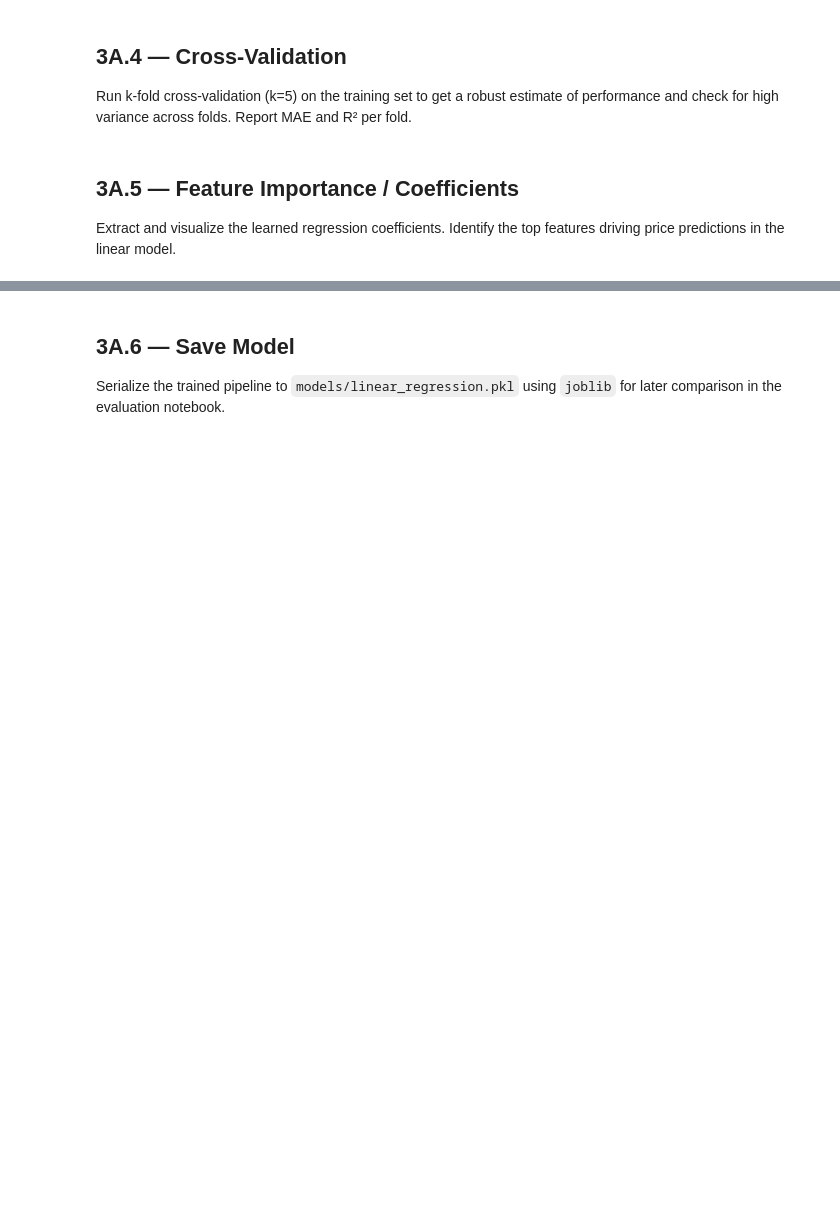
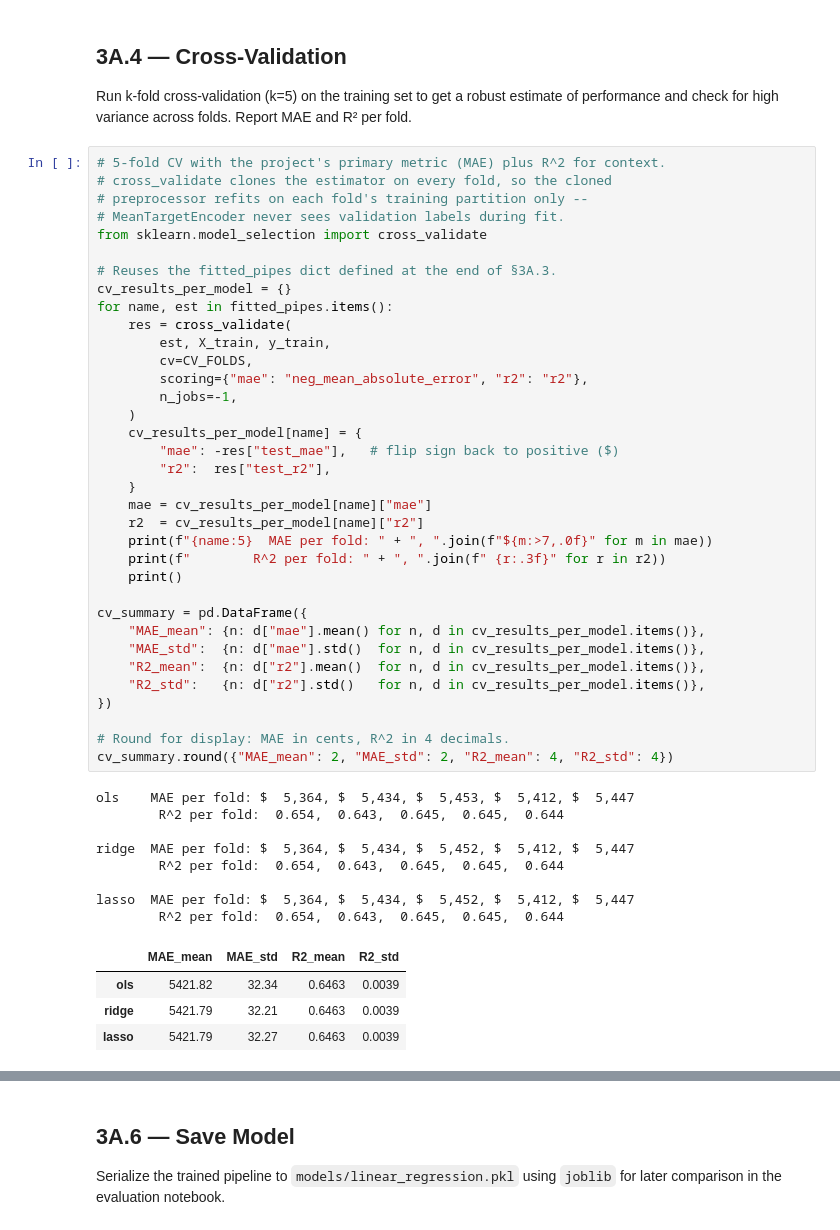
Before and after one commit to AcarBasaran/Predictive-Modeling-of-US-Used-Vehicle-Prices, a Jupyter notebook: notebooks/03a_baseline_linear_regression.ipynb, the cells around one changed output, grey strips where cells are left out. Drawn from its saved outputs; the diff is of its cells as text; blank space fills up the shorter version.

```diff
--- a/notebooks/03a_baseline_linear_regression.ipynb
+++ b/notebooks/03a_baseline_linear_regression.ipynb
@@ -114,7 +156,51 @@ print(f"  best CV neg-MAE: {models['lasso'].best_score_:.2f}")
 ## 3A.4 — Cross-Validation
 
 Run k-fold cross-validation (k=5) on the training set to get a robust estimate of performance and check for high variance across folds. Report MAE and R² per fold.
-# %% [markdown]
-## 3A.5 — Feature Importance / Coefficients
-
-Extract and visualize the learned regression coefficients. Identify the top features driving price predictions in the linear model.
+# %%
+# 5-fold CV with the project's primary metric (MAE) plus R^2 for context.
+# cross_validate clones the estimator on every fold, so the cloned
+# preprocessor refits on each fold's training partition only --
+# MeanTargetEncoder never sees validation labels during fit.
+from sklearn.model_selection import cross_validate
+
+# Reuses the fitted_pipes dict defined at the end of §3A.3.
+cv_results_per_model = {}
+for name, est in fitted_pipes.items():
+    res = cross_validate(
+        est, X_train, y_train,
+        cv=CV_FOLDS,
+        scoring={"mae": "neg_mean_absolute_error", "r2": "r2"},
+        n_jobs=-1,
+    )
+    cv_results_per_model[name] = {
+        "mae": -res["test_mae"],   # flip sign back to positive ($)
+        "r2":  res["test_r2"],
+    }
+    mae = cv_results_per_model[name]["mae"]
+    r2  = cv_results_per_model[name]["r2"]
+    print(f"{name:5}  MAE per fold: " + ", ".join(f"${m:>7,.0f}" for m in mae))
+    print(f"        R^2 per fold: " + ", ".join(f" {r:.3f}" for r in r2))
+    print()
+
+cv_summary = pd.DataFrame({
+    "MAE_mean": {n: d["mae"].mean() for n, d in cv_results_per_model.items()},
+    "MAE_std":  {n: d["mae"].std()  for n, d in cv_results_per_model.items()},
+    "R2_mean":  {n: d["r2"].mean()  for n, d in cv_results_per_model.items()},
+    "R2_std":   {n: d["r2"].std()   for n, d in cv_results_per_model.items()},
+})
+
+# Round for display: MAE in cents, R^2 in 4 decimals.
+cv_summary.round({"MAE_mean": 2, "MAE_std": 2, "R2_mean": 4, "R2_std": 4})
+# %% [output]
+ols    MAE per fold: $  5,364, $  5,434, $  5,453, $  5,412, $  5,447
+        R^2 per fold:  0.654,  0.643,  0.645,  0.645,  0.644
+
+ridge  MAE per fold: $  5,364, $  5,434, $  5,452, $  5,412, $  5,447
+        R^2 per fold:  0.654,  0.643,  0.645,  0.645,  0.644
+
+lasso  MAE per fold: $  5,364, $  5,434, $  5,452, $  5,412, $  5,447
+        R^2 per fold:  0.654,  0.643,  0.645,  0.645,  0.644
+|  | MAE_mean | MAE_std | R2_mean | R2_std |
+| ols | 5421.82 | 32.34 | 0.6463 | 0.0039 |
+| ridge | 5421.79 | 32.21 | 0.6463 | 0.0039 |
+| lasso | 5421.79 | 32.27 | 0.6463 | 0.0039 |
```
Also changed, not shown: parts of 16 cells of this notebook, 9 other files.
